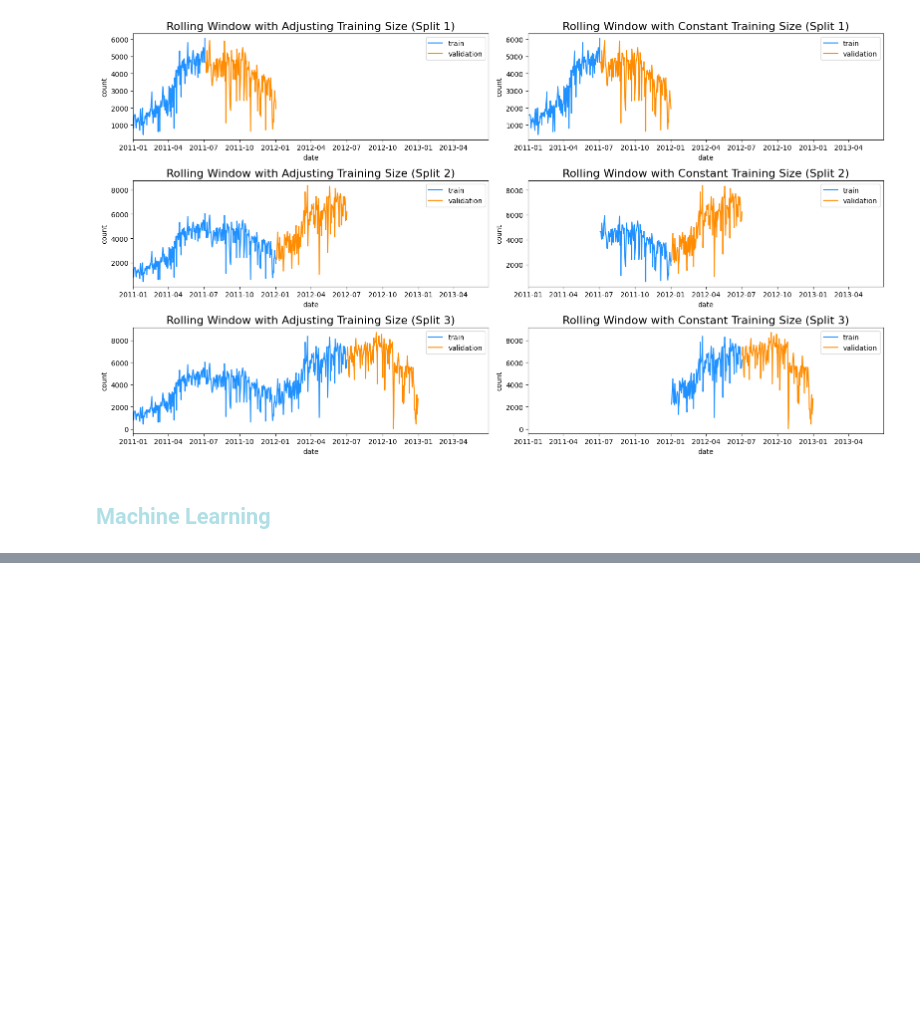
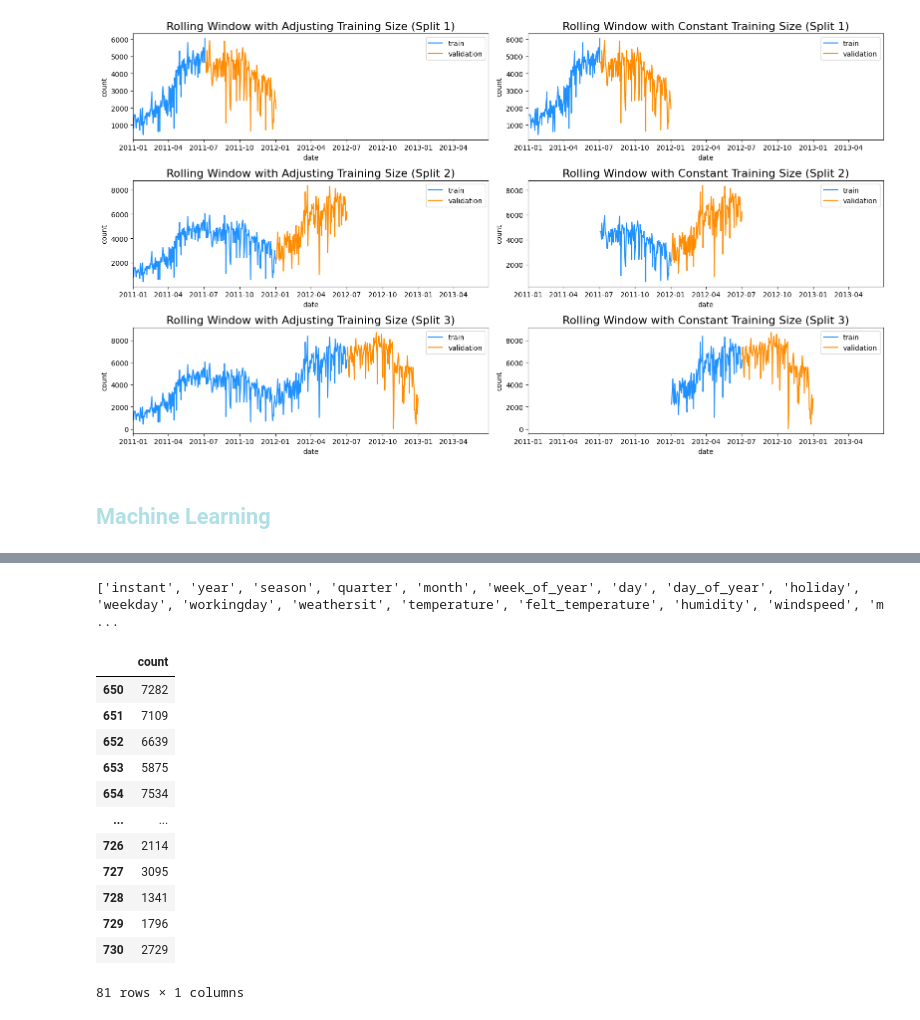
Before and after one commit to ClemRibe/ProjetML, a Jupyter notebook: ProjetML.ipynb, the cells around one changed output, grey strips where cells are left out. Cells and saved outputs as stored; diff of their text form; code cells hidden in the pictures; blank space fills up the shorter version.

Commit message:
ajout modèles ML

```diff
--- a/ProjetML.ipynb
+++ b/ProjetML.ipynb
@@ -595,0 +457,51 @@ print(f"Average Relative RMSE across folds: {average_relative_rmse:.2f}%")
+# %%
+# Sélection des caractéristiques pertinentes, y compris les nouvelles colonnes encodées
+target = ['count']
+targets = ['date','casual_trend','casual_seasonal', 'registered_trend', 'registered_seasonal','count_trend', 'count_seasonal', 'count', 'registered', 'casual',]
+features = [feature for feature in day_df.columns if feature not in targets]
+
+print(features)
+# Séparation des données en jeu d'entraînement et jeu de test
+X = day_df[features]
+y = day_df[target]
+X_train, X_test, y_train, y_test = X[0:650], X[650:], y[0:650], y[650:]
+
+# Fonction utilitaire pour calculer les KPI (MAE, RMSE, biais)
+def compute_KPIs(Y_train, F_train, Y_test, F_test, name=''):
+    if F_train.shape != Y_train.shape:
+        F_train = F_train.reshape(-1, 1)
+        F_test = F_test.reshape(-1, 1)
+
+    # Calcul des indicateurs de performance
+    df = pd.DataFrame(columns=['MAE', 'RMSE', 'Bias'], index=['Train', 'Test'])
+    df.index.name = name
+    df.loc['Train', 'MAE'] = 100 * np.mean(abs(F_train - Y_train)) / np.mean(Y_train)
+    df.loc['Train', 'RMSE'] = 100 * np.sqrt(np.mean((F_train - Y_train) ** 2)) / np.mean(Y_train)
+    df.loc['Train', 'Bias'] = 100 * np.mean((F_train - Y_train)) / np.mean(Y_train)
+    df.loc['Test', 'MAE'] = 100 * np.mean(abs(F_test - Y_test)) / np.mean(Y_test)
+    df.loc['Test', 'RMSE'] = 100 * np.sqrt(np.mean((F_test - Y_test) ** 2)) / np.mean(Y_test)
+    df.loc['Test', 'Bias'] = 100 * np.mean((F_test - Y_test)) / np.mean(Y_test)
+    df = df.astype(float).round(2)  # Arrondir pour un affichage plus lisible
+    print(df)
+    return df
+
+# Initialiser un dictionnaire pour stocker les KPI de chaque modèle
+kpi_results = {}
+# %% [output]
+['instant', 'year', 'season', 'quarter', 'month', 'week_of_year', 'day', 'day_of_year', 'holiday', 'weekday', 'workingday', 'weathersit', 'temperature', 'felt_temperature', 'humidity', 'windspeed', 'm ...
+# %%
+y_test
+# %% [output]
+|  | count |
+| 650 | 7282 |
+| 651 | 7109 |
+| 652 | 6639 |
+| 653 | 5875 |
+| 654 | 7534 |
+| ... | ... |
+| 726 | 2114 |
+| 727 | 3095 |
+| 728 | 1341 |
+| 729 | 1796 |
+| 730 | 2729 |
+81 rows × 1 columns
```
Also changed, not shown: parts of 27 cells of this notebook, 1 other file.
